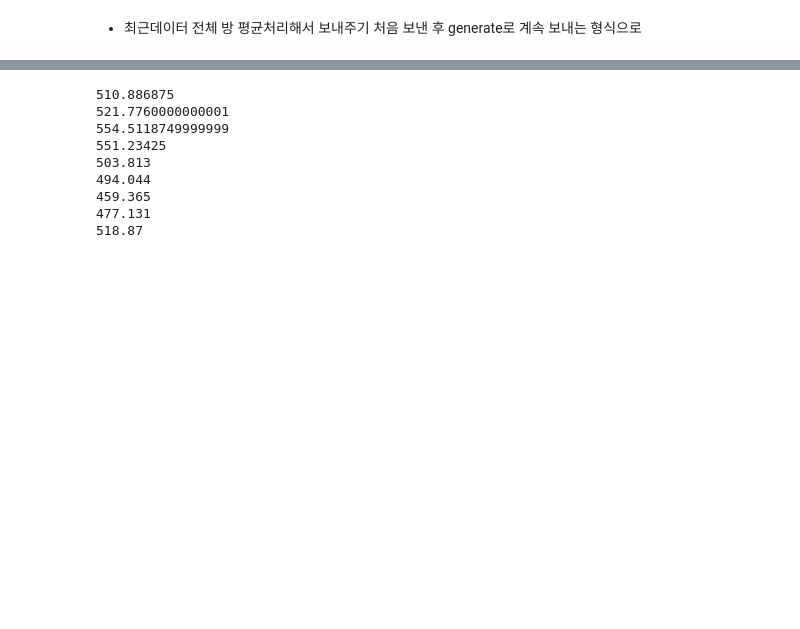
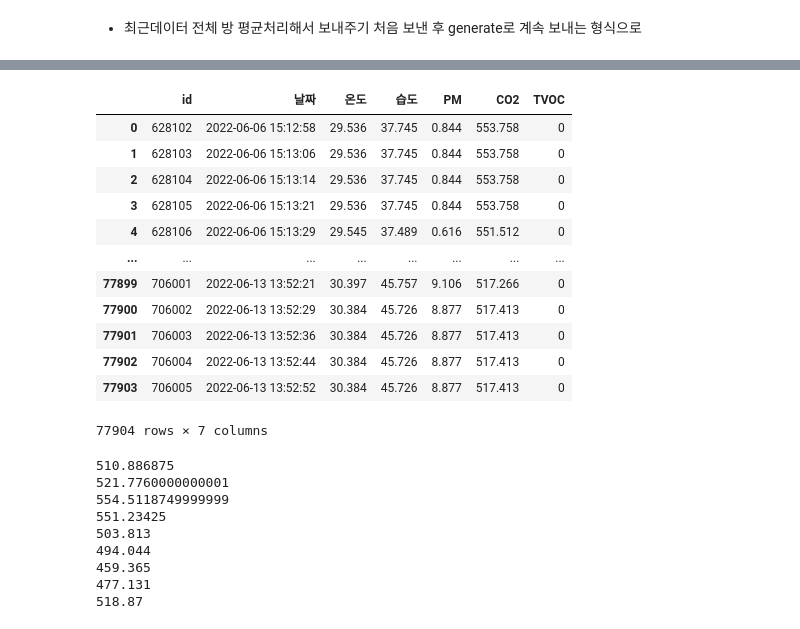
Before and after one commit to ByeonggeonGo/hvac_app, a Jupyter notebook: python_server/TapoP100/db_test_2.ipynb, the cells around one changed output, grey strips where cells are left out. Saved outputs shown, nothing was run; the diff lists cells and outputs as text; code cells hidden in the pictures; blank space fills up the shorter version.

```diff
--- a/python_server/TapoP100/db_test_2.ipynb
+++ b/python_server/TapoP100/db_test_2.ipynb
@@ -130,3 +130,35 @@ df
+# %%
+conn = pymysql.connect(
+user='room_test',
+passwd='ehrnc64581',
+#222.108.71.247(외부주소)
+host='222.108.71.247',
+#7656(외부포트)
+port=7656,
+db='sensor',
+)
+
+#
+sql="SELECT * FROM sensor_47 WHERE 날짜 > now() - INTERVAL 10000 MINUTE;"
+
+#
+df=pd.read_sql_query(sql,conn)
+conn.close()
+df
+# %% [output]
+|  | id | 날짜 | 온도 | 습도 | PM | CO2 | TVOC |
+| 0 | 628102 | 2022-06-06 15:12:58 | 29.536 | 37.745 | 0.844 | 553.758 | 0 |
+| 1 | 628103 | 2022-06-06 15:13:06 | 29.536 | 37.745 | 0.844 | 553.758 | 0 |
+| 2 | 628104 | 2022-06-06 15:13:14 | 29.536 | 37.745 | 0.844 | 553.758 | 0 |
+| 3 | 628105 | 2022-06-06 15:13:21 | 29.536 | 37.745 | 0.844 | 553.758 | 0 |
+| 4 | 628106 | 2022-06-06 15:13:29 | 29.545 | 37.489 | 0.616 | 551.512 | 0 |
+| ... | ... | ... | ... | ... | ... | ... | ... |
+| 77899 | 706001 | 2022-06-13 13:52:21 | 30.397 | 45.757 | 9.106 | 517.266 | 0 |
+| 77900 | 706002 | 2022-06-13 13:52:29 | 30.384 | 45.726 | 8.877 | 517.413 | 0 |
+| 77901 | 706003 | 2022-06-13 13:52:36 | 30.384 | 45.726 | 8.877 | 517.413 | 0 |
+| 77902 | 706004 | 2022-06-13 13:52:44 | 30.384 | 45.726 | 8.877 | 517.413 | 0 |
+| 77903 | 706005 | 2022-06-13 13:52:52 | 30.384 | 45.726 | 8.877 | 517.413 | 0 |
+77904 rows × 7 columns
 # %%
 sensor_list = ['44','45','46','47','48','49','50','51','53']
 # sensor_list = ['44','45']
```
Also changed, not shown: parts of 1 cell of this notebook, 6 other files.
